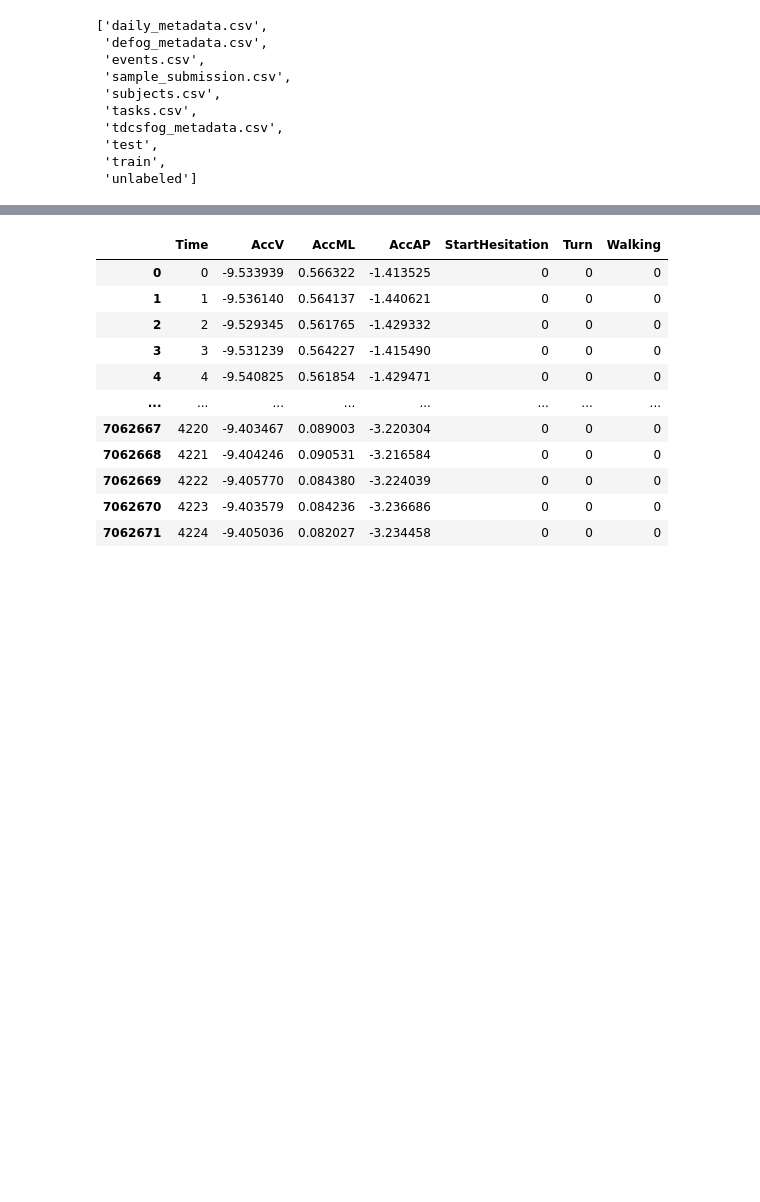
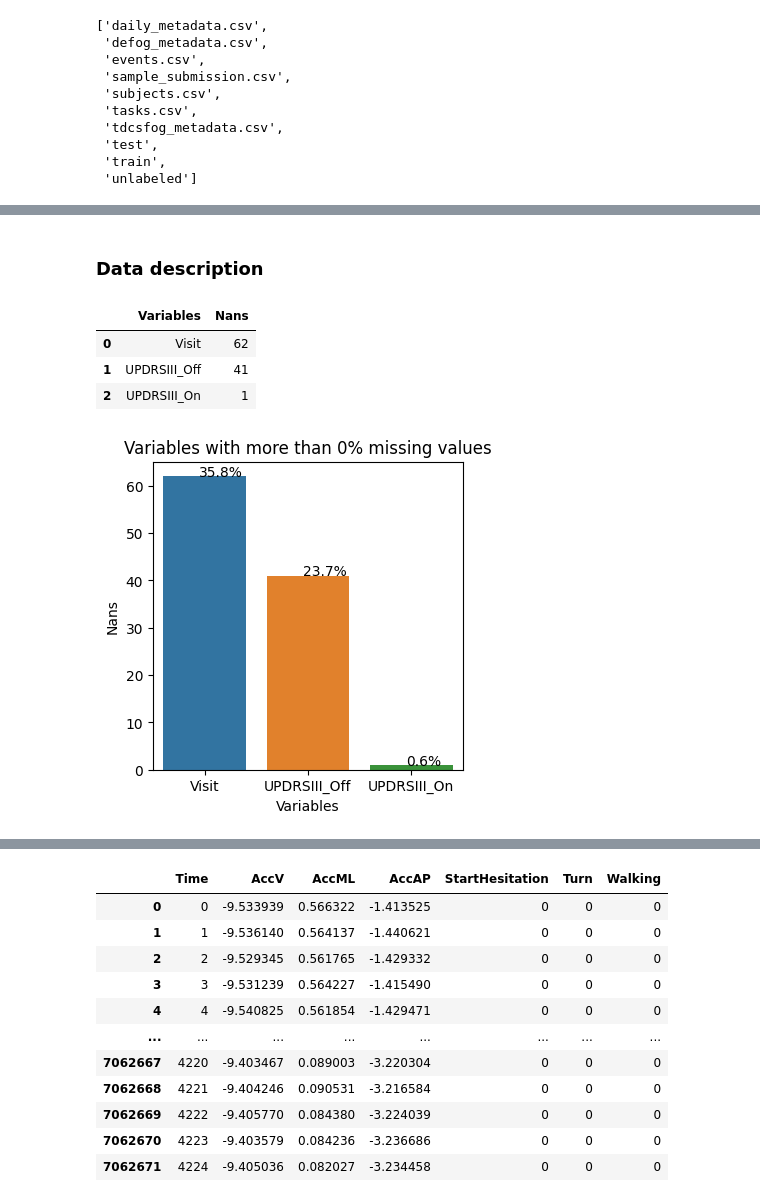
Before and after one commit to Mehdyhkn/Parkison-s-freezing, a Jupyter notebook: notebook/Processing.ipynb, the cells around one changed output, grey strips where cells are left out. Cells and saved outputs as stored; diff of their text form; code cells hidden in the pictures; blank space fills up the shorter version.

```diff
--- a/notebook/Processing.ipynb
+++ b/notebook/Processing.ipynb
@@ -41,0 +198,15 @@ tdsc_test = pd.read_csv('../data/tlvmc-parkinsons-freezing-gait-prediction/test/
+# %% [markdown]
+### Data description
+# %%
+#missing values
+descrip = Descriptive_analysis()
+descrip.missing_values(subject)
+# %% [output]
+|  | Variables | Nans |
+| 0 | Visit | 62 |
+| 1 | UPDRSIII_Off | 41 |
+| 2 | UPDRSIII_On | 1 |
+# %%
+descrip.plot_missing_values(subject, threshold=0, fig_size=[4,4])
+# %% [output]
+[figure, added]
```
Also changed, not shown: parts of 30 cells of this notebook, 2 other files.
